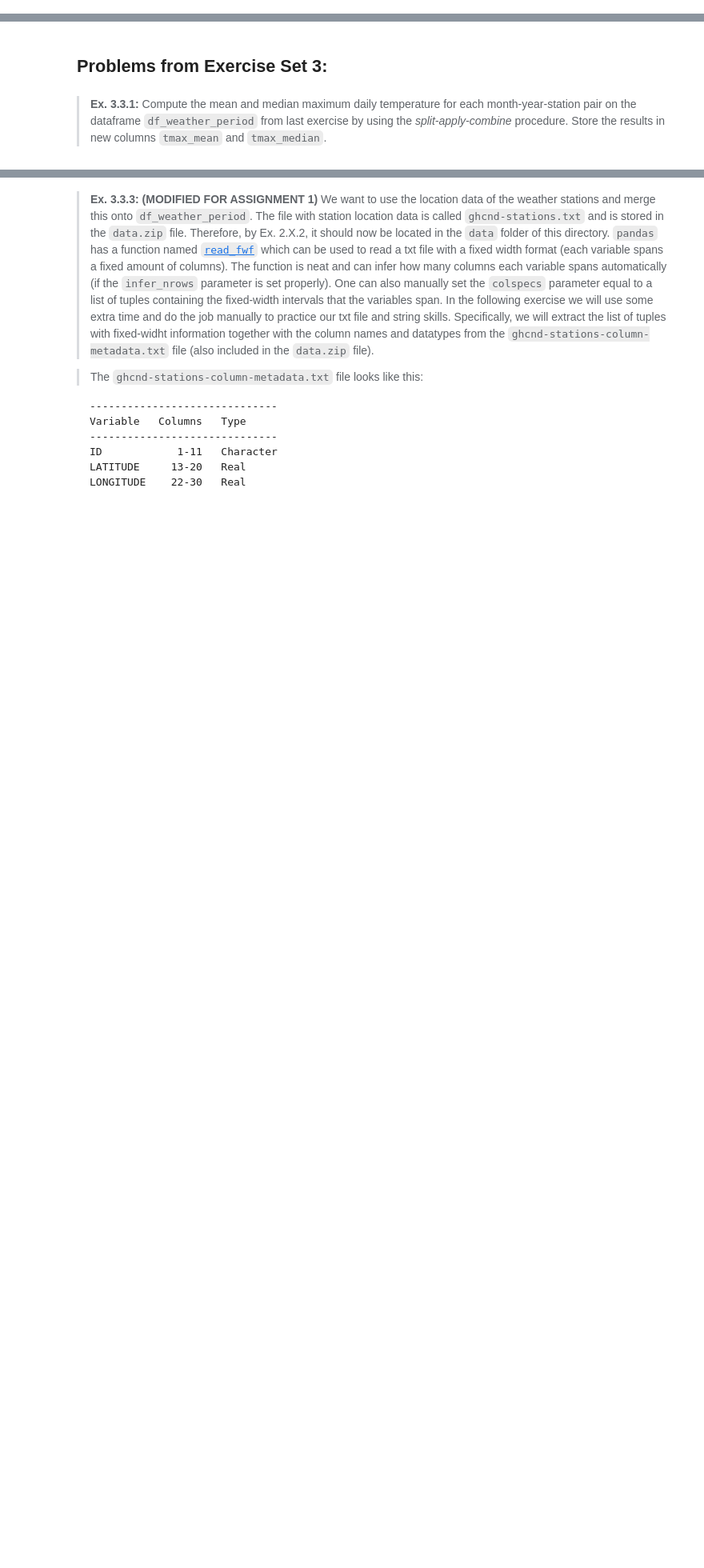
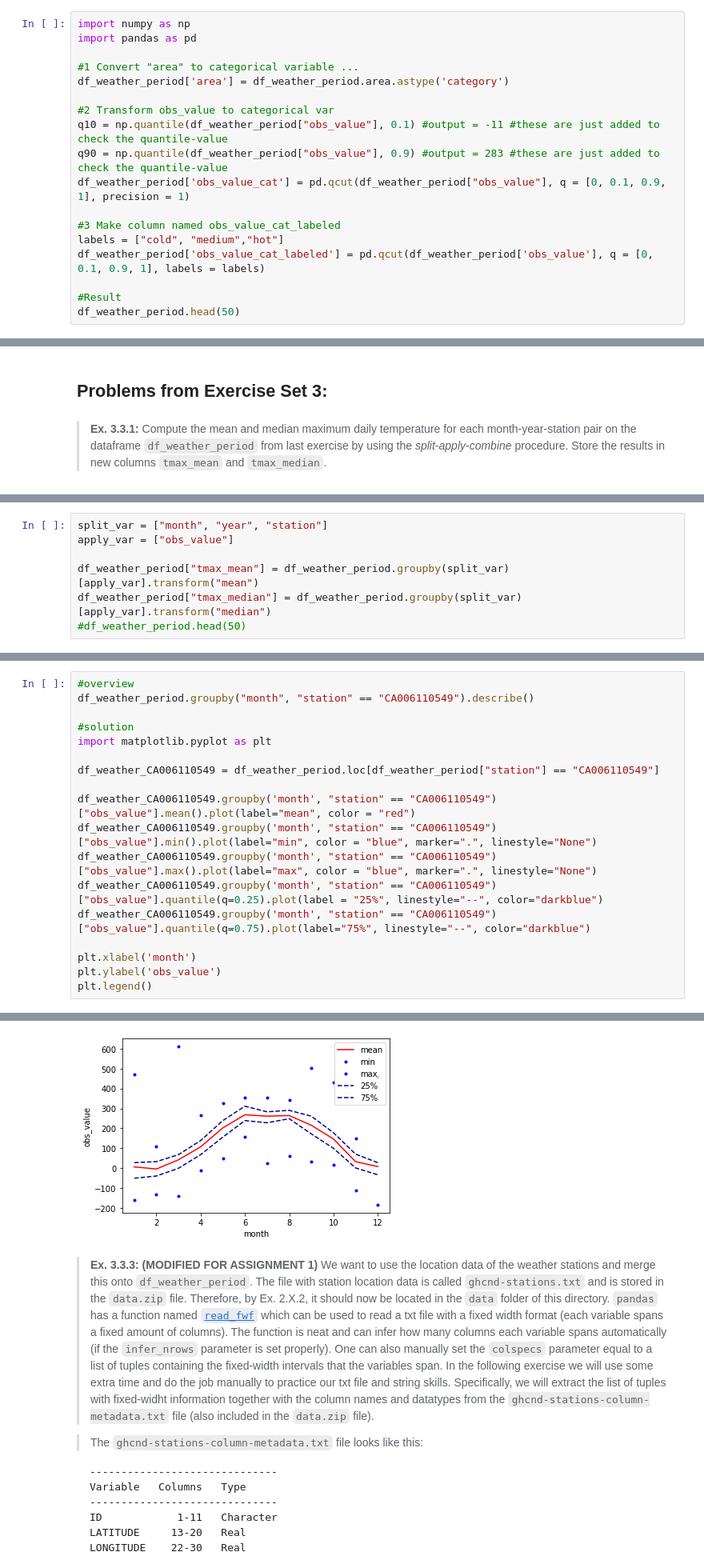
Before and after one commit to txg194/Qwe, a Jupyter notebook: Assignment 1/assignment_1.ipynb, the cells around one changed output, grey strips where cells are left out. Shown: that part at 80% size. Cells and saved outputs as stored; diff of their text form; blank space fills up the shorter version.

```diff
--- a/Assignment 1/assignment_1.ipynb
+++ b/Assignment 1/assignment_1.ipynb
@@ -165,0 +173,18 @@ raise NotImplementedError()
+# %%
+import numpy as np
+import pandas as pd
+
+#1 Convert "area" to categorical variable ...
+df_weather_period['area'] = df_weather_period.area.astype('category')
+
+#2 Transform obs_value to categorical var
+q10 = np.quantile(df_weather_period["obs_value"], 0.1) #output = -11 #these are just added to check the quantile-value
+q90 = np.quantile(df_weather_period["obs_value"], 0.9) #output = 283 #these are just added to check the quantile-value
+df_weather_period['obs_value_cat'] = pd.qcut(df_weather_period["obs_value"], q = [0, 0.1, 0.9, 1], precision = 1)
+
+#3 Make column named obs_value_cat_labeled
+labels = ["cold", "medium","hot"]
+df_weather_period['obs_value_cat_labeled'] = pd.qcut(df_weather_period['obs_value'], q = [0, 0.1, 0.9, 1], labels = labels)
+
+#Result
+df_weather_period.head(50)
@@ -173,3 +213,10 @@ raise NotImplementedError()
+# %%
+split_var = ["month", "year", "station"]
+apply_var = ["obs_value"]
+
+df_weather_period["tmax_mean"] = df_weather_period.groupby(split_var)[apply_var].transform("mean")
+df_weather_period["tmax_median"] = df_weather_period.groupby(split_var)[apply_var].transform("median")
+#df_weather_period.head(50)
 # %% [markdown]
 > **Ex. 3.3.2:** Plot the monthly max,min, mean, first and third quartiles for maximum temperature for the station with ID _'CA006110549'_ from `df_weather_period`.
 
@@ -181,0 +226,19 @@ raise NotImplementedError()
+# %%
+#overview
+df_weather_period.groupby("month", "station" == "CA006110549").describe()
+
+#solution
+import matplotlib.pyplot as plt
+
+df_weather_CA006110549 = df_weather_period.loc[df_weather_period["station"] == "CA006110549"]
+
+df_weather_CA006110549.groupby('month', "station" == "CA006110549")["obs_value"].mean().plot(label="mean", color = "red")
+df_weather_CA006110549.groupby('month', "station" == "CA006110549")["obs_value"].min().plot(label="min", color = "blue", marker=".", linestyle="None")
+df_weather_CA006110549.groupby('month', "station" == "CA006110549")["obs_value"].max().plot(label="max", color = "blue", marker=".", linestyle="None")
+df_weather_CA006110549.groupby('month', "station" == "CA006110549")["obs_value"].quantile(q=0.25).plot(label = "25%", linestyle="--", color="darkblue")
+df_weather_CA006110549.groupby('month', "station" == "CA006110549")["obs_value"].quantile(q=0.75).plot(label="75%", linestyle="--", color="darkblue")
+
+plt.xlabel('month')
+plt.ylabel('obs_value')
+plt.legend()
+# %% [output]
@@ -182,3 +246,4 @@ raise NotImplementedError()
+[figure, added]
 # %% [markdown]
 > **Ex. 3.3.3: (MODIFIED FOR ASSIGNMENT 1)** We want to use the location data of the weather stations and merge this onto `df_weather_period`. The file with station location data is called  `ghcnd-stations.txt` and is stored in the `data.zip` file. Therefore, by Ex. 2.X.2, it should now be located in the `data` folder of this directory. `pandas` has a function named [`read_fwf`](https://pandas.pydata.org/docs/reference/api/pandas.read_fwf.html) which can be used to read a txt file with a fixed width format (each variable spans a fixed amount of columns). The function is neat and can infer how many columns each variable spans automatically (if the `infer_nrows` parameter is set properly). One can also manually set the `colspecs` parameter equal to a list of tuples containing the fixed-width intervals that the variables span. In the following exercise we will use some extra time and do the job manually to practice our txt file and string skills. Specifically, we will extract the list of tuples with fixed-widht information together with the column names and datatypes from the `ghcnd-stations-column-metadata.txt` file (also included in the `data.zip` file).
 
```
Also changed, not shown: parts of 14 cells of this notebook.
